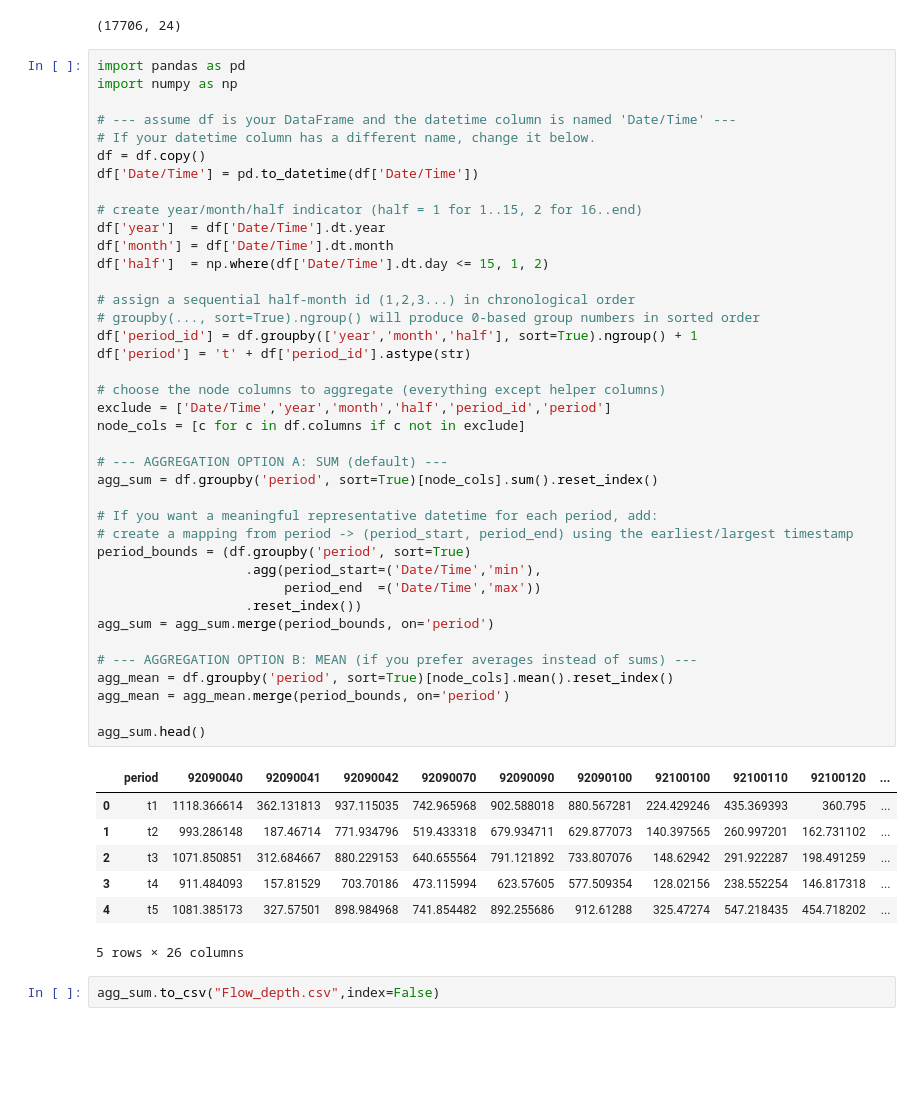
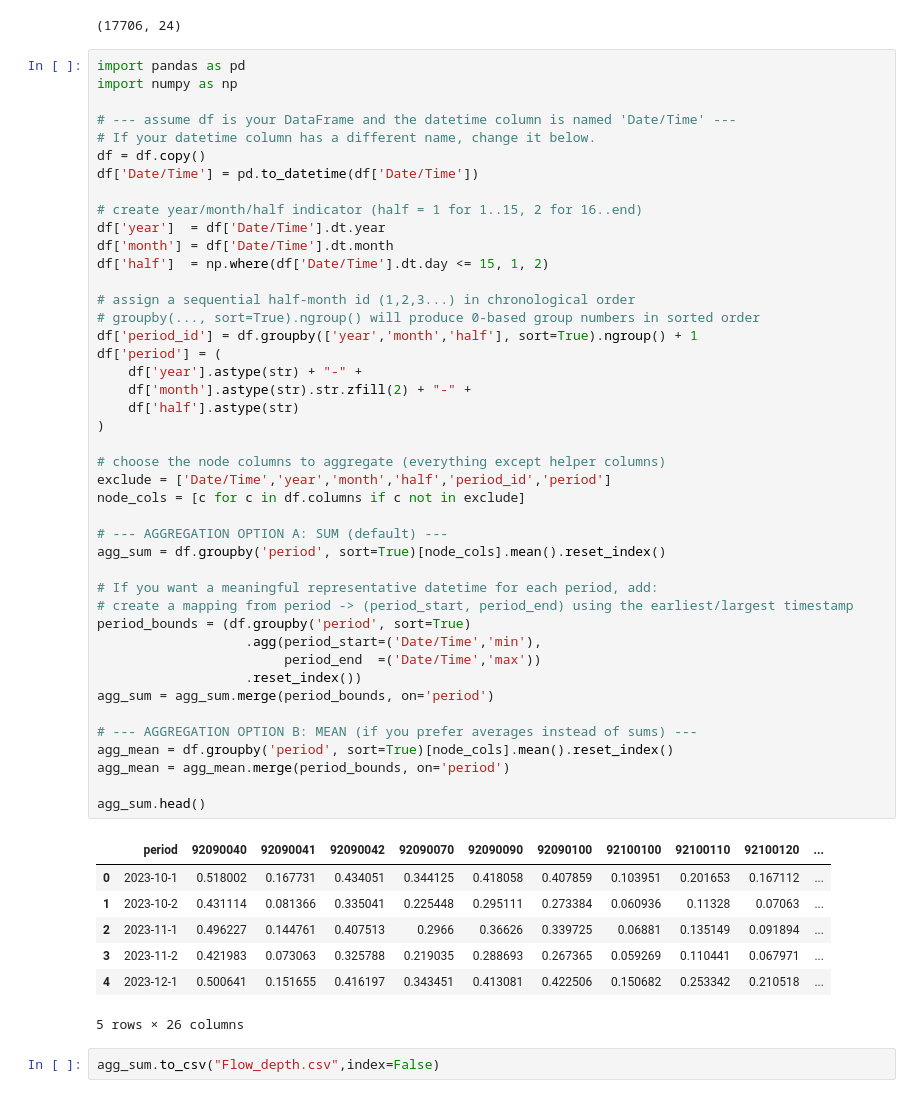
Before and after one commit to aiiilab/aiiilab.github.io, a Jupyter notebook: process.ipynb, the cells around one changed output. Saved outputs shown, nothing was run; the diff lists cells and outputs as text; blank space fills up the shorter version.

```diff
--- a/process.ipynb
+++ b/process.ipynb
@@ -28,40 +38,44 @@ df['Date/Time'] = pd.to_datetime(df['Date/Time'])
 # create year/month/half indicator (half = 1 for 1..15, 2 for 16..end)
 df['year']  = df['Date/Time'].dt.year
 df['month'] = df['Date/Time'].dt.month
 df['half']  = np.where(df['Date/Time'].dt.day <= 15, 1, 2)
 
 # assign a sequential half-month id (1,2,3...) in chronological order
 # groupby(..., sort=True).ngroup() will produce 0-based group numbers in sorted order
 df['period_id'] = df.groupby(['year','month','half'], sort=True).ngroup() + 1
-df['period'] = 't' + df['period_id'].astype(str)
+df['period'] = (
+    df['year'].astype(str) + "-" +
+    df['month'].astype(str).str.zfill(2) + "-" +
+    df['half'].astype(str)
+)
 
 # choose the node columns to aggregate (everything except helper columns)
 exclude = ['Date/Time','year','month','half','period_id','period']
 node_cols = [c for c in df.columns if c not in exclude]
 
 # --- AGGREGATION OPTION A: SUM (default) ---
-agg_sum = df.groupby('period', sort=True)[node_cols].sum().reset_index()
+agg_sum = df.groupby('period', sort=True)[node_cols].mean().reset_index()
 
 # If you want a meaningful representative datetime for each period, add:
 # create a mapping from period -> (period_start, period_end) using the earliest/largest timestamp
 period_bounds = (df.groupby('period', sort=True)
                    .agg(period_start=('Date/Time','min'),
                         period_end  =('Date/Time','max'))
                    .reset_index())
 agg_sum = agg_sum.merge(period_bounds, on='period')
 
 # --- AGGREGATION OPTION B: MEAN (if you prefer averages instead of sums) ---
 agg_mean = df.groupby('period', sort=True)[node_cols].mean().reset_index()
 agg_mean = agg_mean.merge(period_bounds, on='period')
 
 agg_sum.head()
 # %% [output]
 |  | period | 92090040 | 92090041 | 92090042 | 92090070 | 92090090 | 92090100 | 92100100 | 92100110 | 92100120 | ... |
-| 0 | t1 | 1118.366614 | 362.131813 | 937.115035 | 742.965968 | 902.588018 | 880.567281 | 224.429246 | 435.369393 | 360.795 | ... |
-| 1 | t2 | 993.286148 | 187.46714 | 771.934796 | 519.433318 | 679.934711 | 629.877073 | 140.397565 | 260.997201 | 162.731102 | ... |
-| 2 | t3 | 1071.850851 | 312.684667 | 880.229153 | 640.655564 | 791.121892 | 733.807076 | 148.62942 | 291.922287 | 198.491259 | ... |
-| 3 | t4 | 911.484093 | 157.81529 | 703.70186 | 473.115994 | 623.57605 | 577.509354 | 128.02156 | 238.552254 | 146.817318 | ... |
-| 4 | t5 | 1081.385173 | 327.57501 | 898.984968 | 741.854482 | 892.255686 | 912.61288 | 325.47274 | 547.218435 | 454.718202 | ... |
+| 0 | 2023-10-1 | 0.518002 | 0.167731 | 0.434051 | 0.344125 | 0.418058 | 0.407859 | 0.103951 | 0.201653 | 0.167112 | ... |
+| 1 | 2023-10-2 | 0.431114 | 0.081366 | 0.335041 | 0.225448 | 0.295111 | 0.273384 | 0.060936 | 0.11328 | 0.07063 | ... |
+| 2 | 2023-11-1 | 0.496227 | 0.144761 | 0.407513 | 0.2966 | 0.36626 | 0.339725 | 0.06881 | 0.135149 | 0.091894 | ... |
+| 3 | 2023-11-2 | 0.421983 | 0.073063 | 0.325788 | 0.219035 | 0.288693 | 0.267365 | 0.059269 | 0.110441 | 0.067971 | ... |
+| 4 | 2023-12-1 | 0.500641 | 0.151655 | 0.416197 | 0.343451 | 0.413081 | 0.422506 | 0.150682 | 0.253342 | 0.210518 | ... |
 5 rows × 26 columns
 # %%
 agg_sum.to_csv("Flow_depth.csv",index=False)
```
Also changed, not shown: parts of 5 cells of this notebook, 7 other files.
